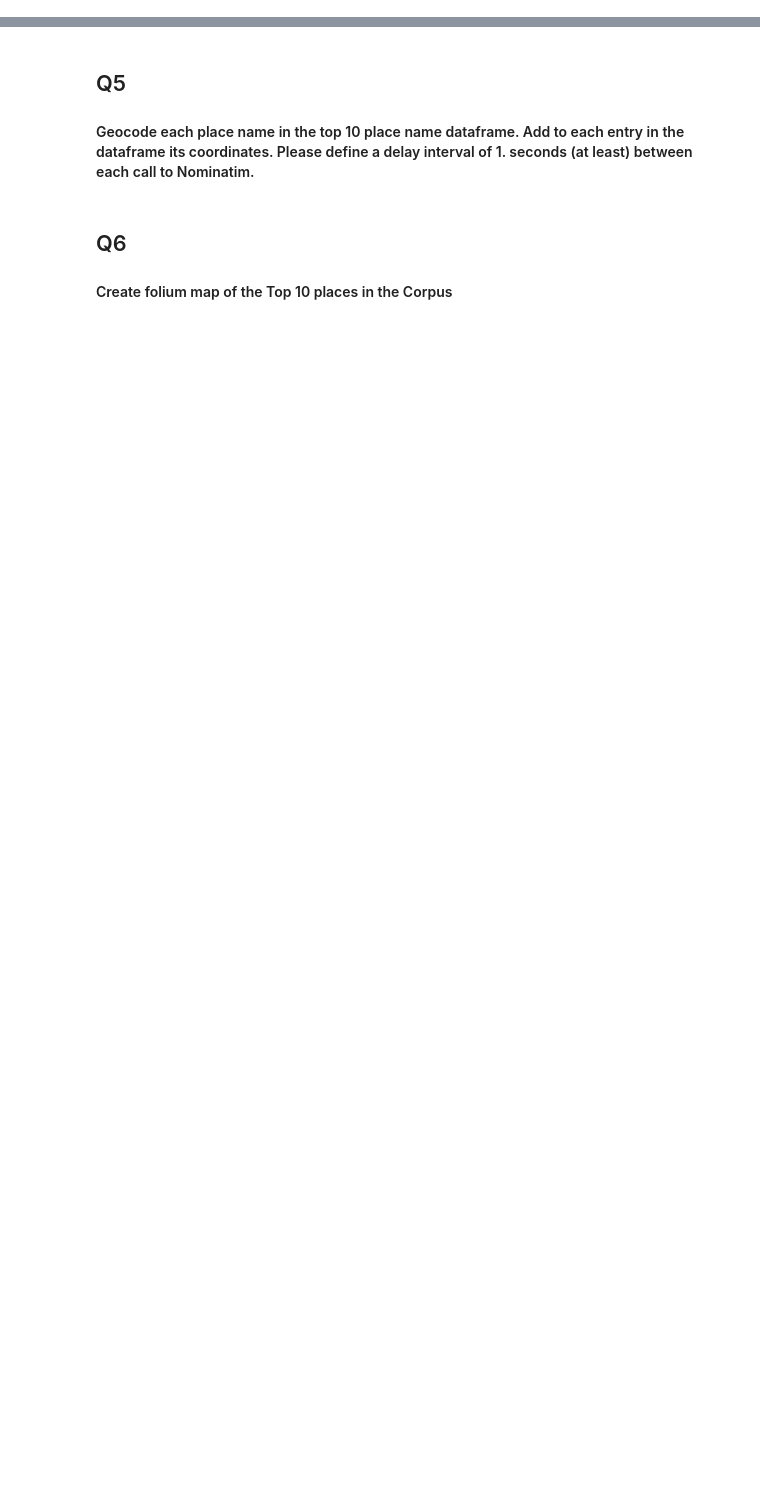
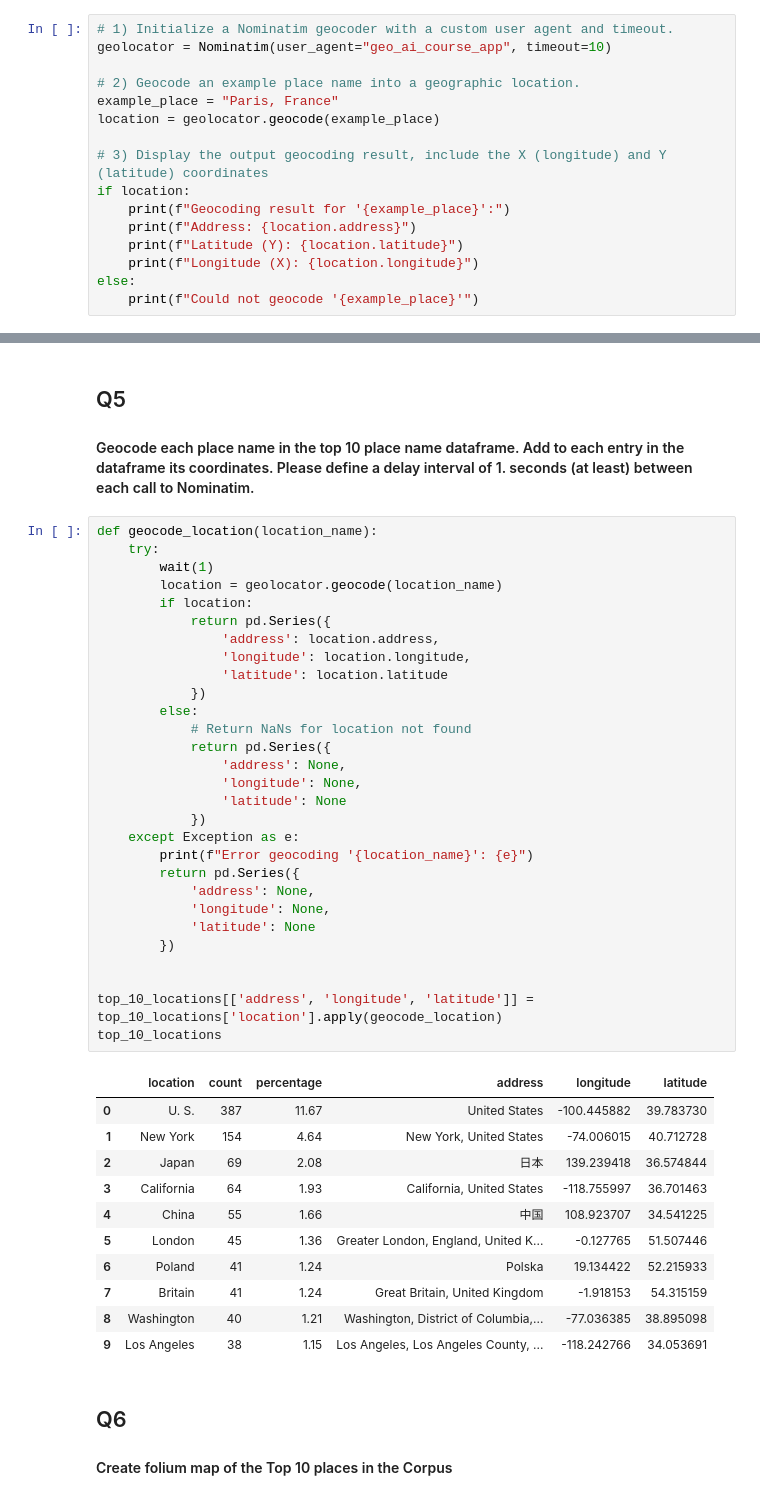
Before and after one commit to michael-sorani/LM4GeoAI, a Jupyter notebook: Exercises/EX_2_Text_to_Geo.ipynb, the cells around one changed output, grey strips where cells are left out. Cells and saved outputs as stored; diff of their text form; blank space fills up the shorter version.

```diff
--- a/Exercises/EX_2_Text_to_Geo.ipynb
+++ b/Exercises/EX_2_Text_to_Geo.ipynb
@@ -81,3 +162,19 @@ Dataframe shape: (23072, 2)
 #### 2) Geocode the example place name into a geographic location.
 
 #### 3) Display the output geocoding result, include the X (longtitue) and Y (latitude) coordinates
+# %%
+# 1) Initialize a Nominatim geocoder with a custom user agent and timeout.
+geolocator = Nominatim(user_agent="geo_ai_course_app", timeout=10)
+
+# 2) Geocode an example place name into a geographic location.
+example_place = "Paris, France"
+location = geolocator.geocode(example_place)
+
+# 3) Display the output geocoding result, include the X (longitude) and Y (latitude) coordinates
+if location:
+    print(f"Geocoding result for '{example_place}':")
+    print(f"Address: {location.address}")
+    print(f"Latitude (Y): {location.latitude}")
+    print(f"Longitude (X): {location.longitude}")
+else:
+    print(f"Could not geocode '{example_place}'")
@@ -85,6 +187,47 @@ Dataframe shape: (23072, 2)
 ## Q5
 
 #### Geocode each place name in the top 10 place name dataframe. Add to each entry in the dataframe its coordinates. Please define a delay interval of 1. seconds (at least) between each call to Nominatim.
+# %%
+def geocode_location(location_name):
+    try:
+        wait(1)
+        location = geolocator.geocode(location_name)
+        if location:
+            return pd.Series({
+                'address': location.address,
+                'longitude': location.longitude,
+                'latitude': location.latitude
+            })
+        else:
+            # Return NaNs for location not found
+            return pd.Series({
+                'address': None,
+                'longitude': None,
+                'latitude': None
+            })
+    except Exception as e:
+        print(f"Error geocoding '{location_name}': {e}")
+        return pd.Series({
+            'address': None,
+            'longitude': None,
+            'latitude': None
+        })
+
+
+top_10_locations[['address', 'longitude', 'latitude']] = top_10_locations['location'].apply(geocode_location)
+top_10_locations
+# %% [output]
+|  | location | count | percentage | address | longitude | latitude |
+| 0 | U. S. | 387 | 11.67 | United States | -100.445882 | 39.783730 |
+| 1 | New York | 154 | 4.64 | New York, United States | -74.006015 | 40.712728 |
+| 2 | Japan | 69 | 2.08 | 日本 | 139.239418 | 36.574844 |
+| 3 | California | 64 | 1.93 | California, United States | -118.755997 | 36.701463 |
+| 4 | China | 55 | 1.66 | 中国 | 108.923707 | 34.541225 |
+| 5 | London | 45 | 1.36 | Greater London, England, United K... | -0.127765 | 51.507446 |
+| 6 | Poland | 41 | 1.24 | Polska | 19.134422 | 52.215933 |
+| 7 | Britain | 41 | 1.24 | Great Britain, United Kingdom | -1.918153 | 54.315159 |
+| 8 | Washington | 40 | 1.21 | Washington, District of Columbia,... | -77.036385 | 38.895098 |
+| 9 | Los Angeles | 38 | 1.15 | Los Angeles, Los Angeles County, ... | -118.242766 | 34.053691 |
 # %% [markdown]
 ## Q6
 
```
Also changed, not shown: parts of 8 cells of this notebook.
